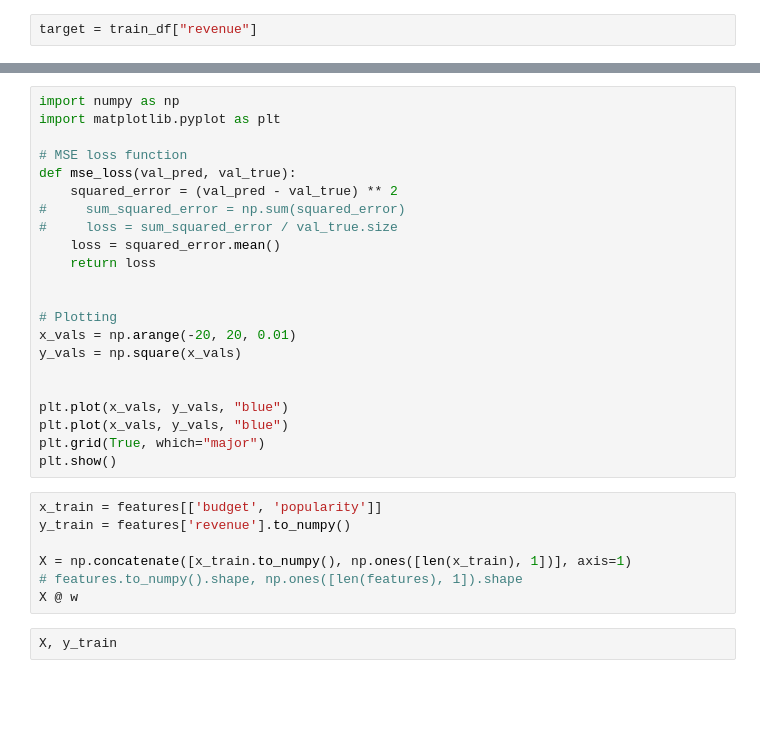
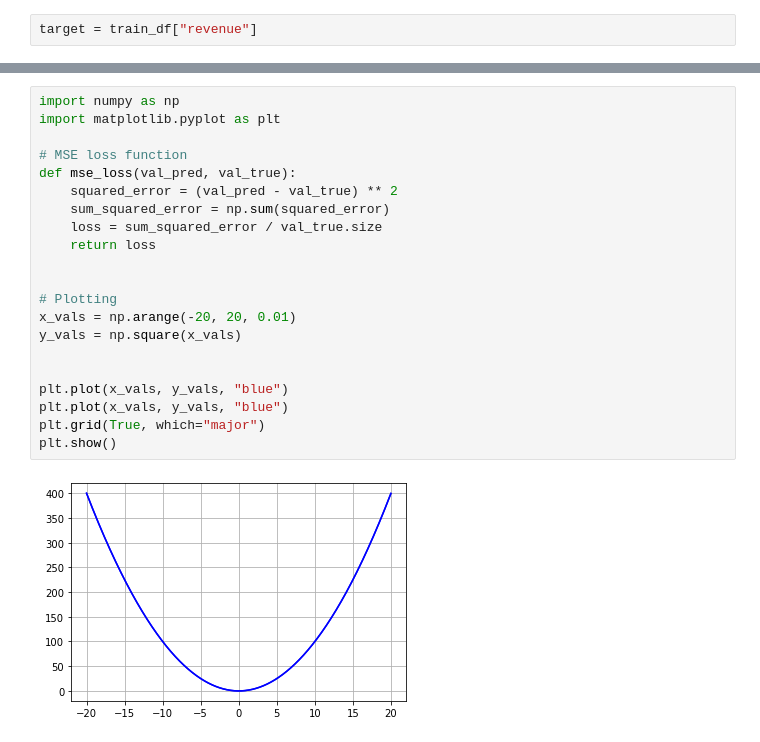
Before and after one commit to KaLiNkA-code/AI_PROJECT, a Jupyter notebook: notebooks/dev.ipynb, the cells around one changed output, grey strips where cells are left out. Drawn from its saved outputs; the diff is of its cells as text; blank space fills up the shorter version.

```diff
--- a/notebooks/dev.ipynb
+++ b/notebooks/dev.ipynb
@@ -132,31 +147,23 @@ target
 # %%
 import numpy as np
 import matplotlib.pyplot as plt
 
 # MSE loss function
 def mse_loss(val_pred, val_true):
     squared_error = (val_pred - val_true) ** 2
-#     sum_squared_error = np.sum(squared_error)
-#     loss = sum_squared_error / val_true.size
-    loss = squared_error.mean()
+    sum_squared_error = np.sum(squared_error)
+    loss = sum_squared_error / val_true.size
     return loss
 
 
 # Plotting
 x_vals = np.arange(-20, 20, 0.01)
 y_vals = np.square(x_vals)
 
 
 plt.plot(x_vals, y_vals, "blue")
 plt.plot(x_vals, y_vals, "blue")
 plt.grid(True, which="major")
 plt.show()
+# %% [output]
+[figure, added]
-# %%
-x_train = features[['budget', 'popularity']]
-y_train = features['revenue'].to_numpy()
-
-X = np.concatenate([x_train.to_numpy(), np.ones([len(x_train), 1])], axis=1)
-# features.to_numpy().shape, np.ones([len(features), 1]).shape
-X @ w
-# %%
-X, y_train
```
Also changed, not shown: parts of 26 cells of this notebook.
